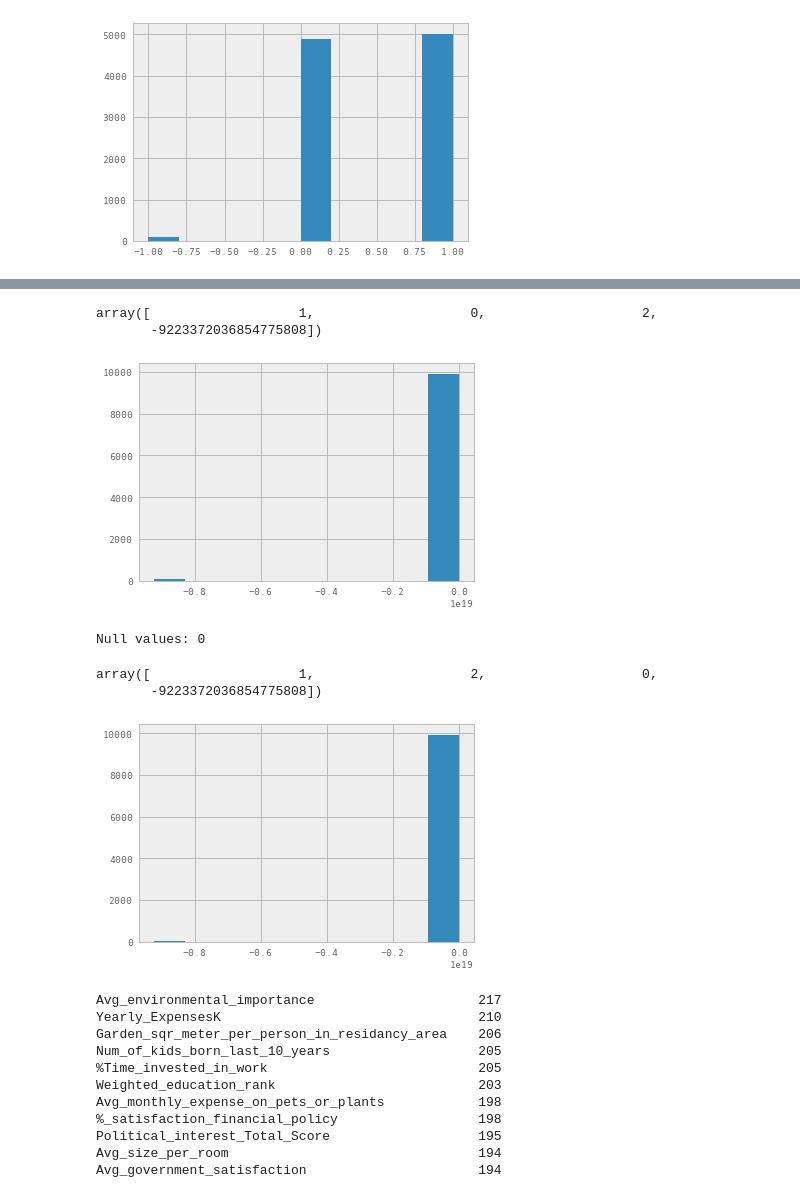
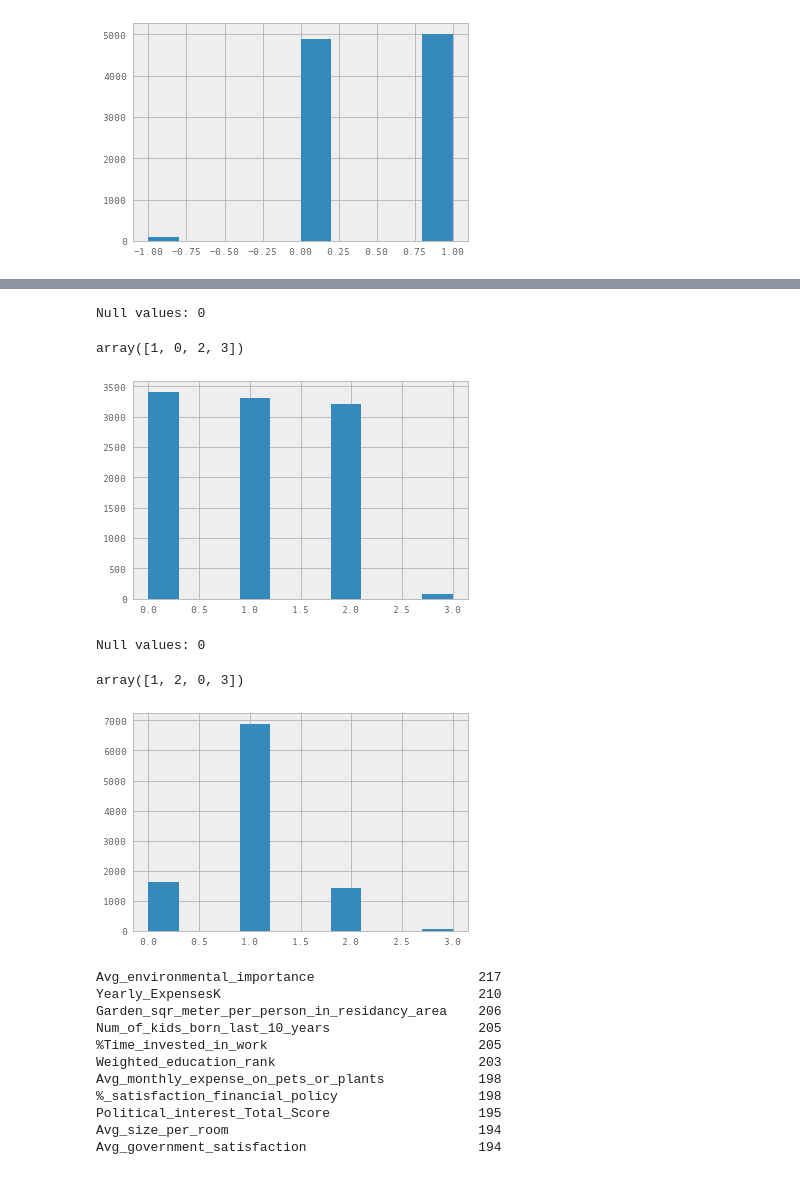
Before and after one commit to odedgolden/Machine-Learning, a Jupyter notebook: ML_ex2/ML_ex2.ipynb, the cells around one changed output, grey strips where cells are left out. Cells and saved outputs as stored; diff of their text form; code cells hidden in the pictures.

```diff
--- a/ML_ex2/ML_ex2.ipynb
+++ b/ML_ex2/ML_ex2.ipynb
@@ -560,6 +584,7 @@ Name: Number_of_differnt_parties_voted_for, dtype: float64
 [figure]
 # %%
 print('Null values: '+str(data['Occupation_int'].isnull().sum()))
+data['Occupation_int'].replace(to_replace=-9223372036854775808, value=5, inplace=True)
 data['Occupation_int'].hist()
 data['Occupation_int'].unique()
 # %% [output]
@@ -569,5 +594,6 @@ array([                   0,                    2,                    3,
 # %%
 print('Null values: '+str(data['Main_transportation_int'].isnull().sum()))
+data['Main_transportation_int'].replace(to_replace=-9223372036854775808, value=4, inplace=True)
 data['Main_transportation_int'].hist()
 data['Main_transportation_int'].unique()
 # %% [output]
@@ -611,6 +637,7 @@ array([ 0,  1, -1])
 [figure]
 # %%
 print('Null values: '+str(data['Most_Important_Issue_int'].isnull().sum()))
+data['Most_Important_Issue_int'].replace(to_replace=-9223372036854775808, value=8, inplace=True)
 data['Most_Important_Issue_int'].hist()
 data['Most_Important_Issue_int'].unique()
 # %% [output]
@@ -621,20 +647,21 @@ array([                   4,                    1,                    7,
 # %%
 print('Null values: '+str(data['Age_group_int'].isnull().sum()))
+data['Age_group_int'].replace(to_replace=-9223372036854775808, value=3, inplace=True)
 data['Age_group_int'].hist()
 data['Age_group_int'].unique()
 # %% [output]
-array([                   1,                    0,                    2,
-       -9223372036854775808])
+Null values: 0
+array([1, 0, 2, 3])
-[figure, old version]
+[figure, new version]
 # %%
 print('Null values: '+str(data['Will_vote_only_large_party_int'].isnull().sum()))
+data['Will_vote_only_large_party_int'].replace(to_replace=-9223372036854775808, value=3, inplace=True)
 data['Will_vote_only_large_party_int'].hist()
 data['Will_vote_only_large_party_int'].unique()
 # %% [output]
 Null values: 0
-array([                   1,                    2,                    0,
-       -9223372036854775808])
+array([1, 2, 0, 3])
-[figure, old version]
+[figure, new version]
 # %%
 data.isnull().sum().sort_values(ascending=False)
 # %% [output]
```
Also changed, not shown: parts of 18 cells of this notebook.
